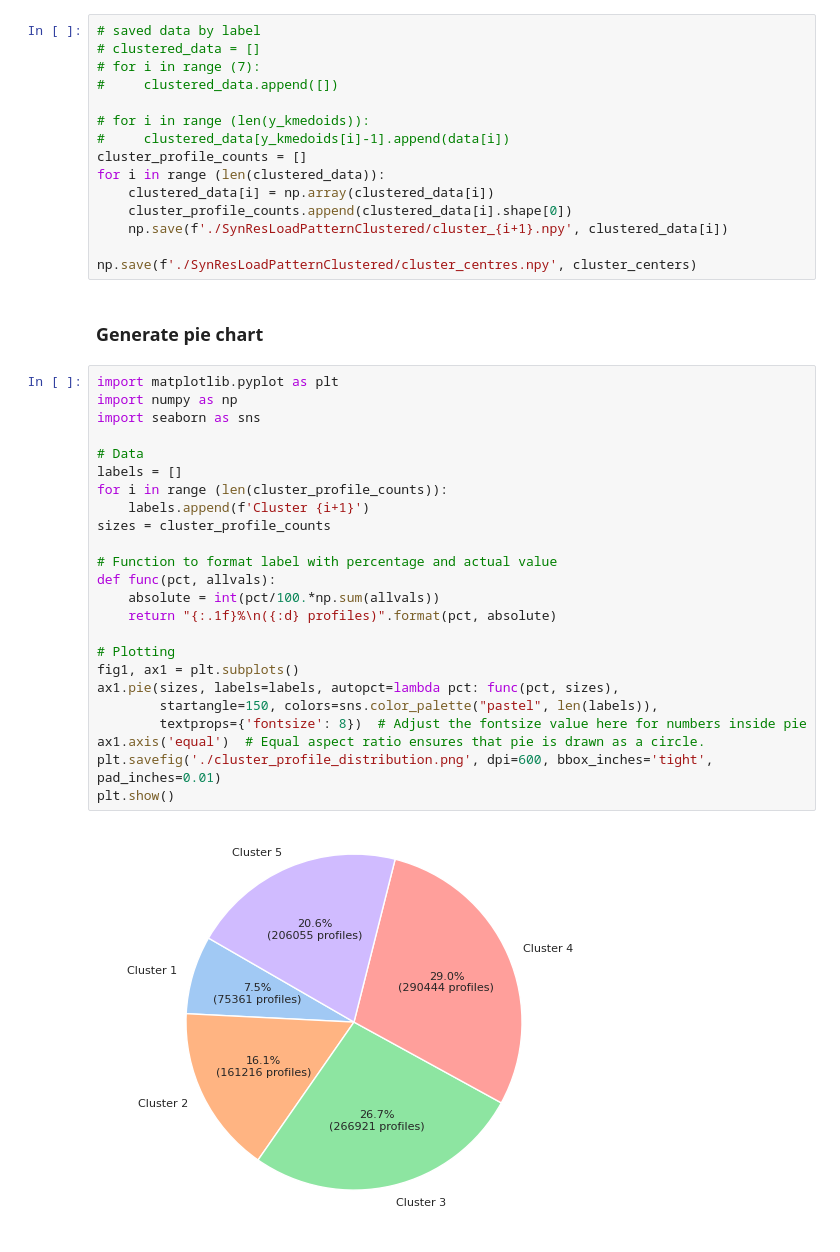
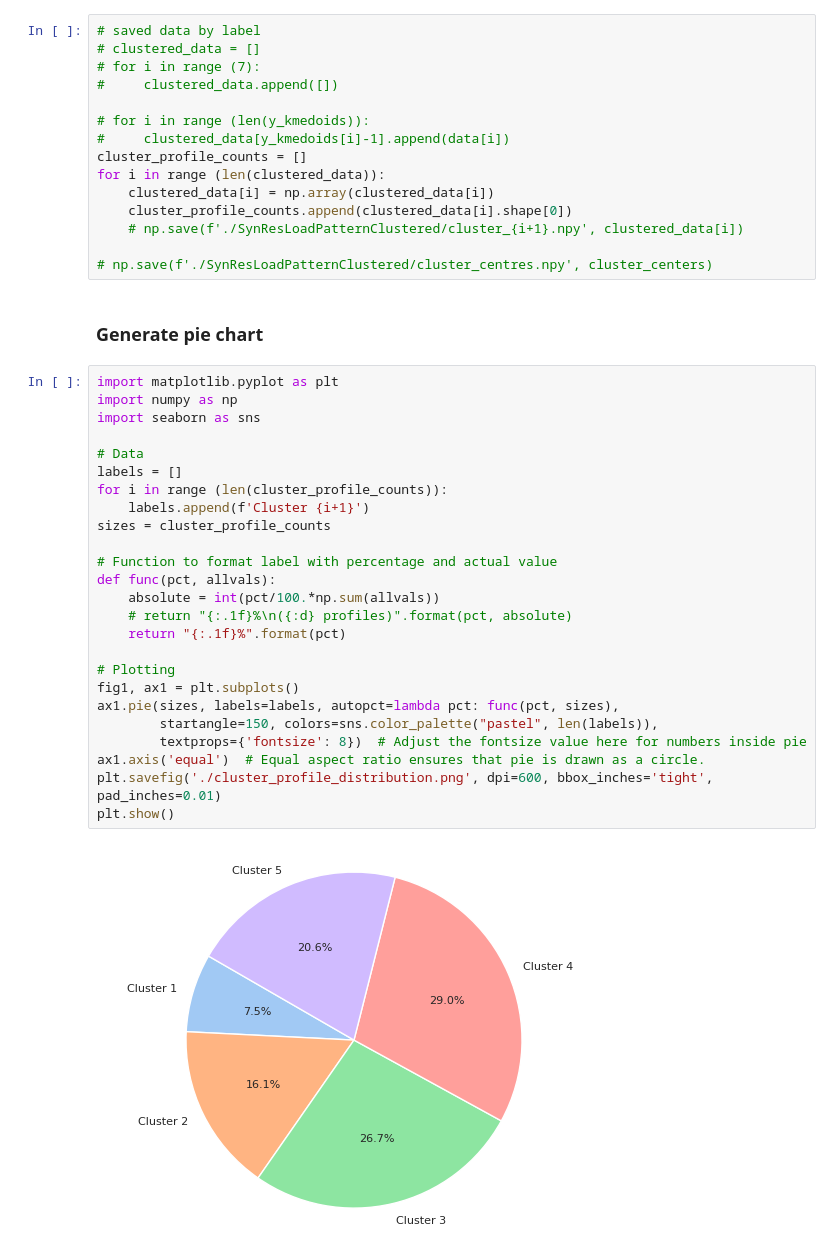
Before and after one commit to AdamLiang42/SynResLoadPattern, a Jupyter notebook: dataset.ipynb, the cells around one changed output. Saved outputs shown, nothing was run; the diff lists cells and outputs as text.

Commit message:
update pie chart

```diff
--- a/dataset.ipynb
+++ b/dataset.ipynb
@@ -125,34 +125,35 @@ cluster_profile_counts = []
 for i in range (len(clustered_data)):
     clustered_data[i] = np.array(clustered_data[i])
     cluster_profile_counts.append(clustered_data[i].shape[0])
-    np.save(f'./SynResLoadPatternClustered/cluster_{i+1}.npy', clustered_data[i])
+    # np.save(f'./SynResLoadPatternClustered/cluster_{i+1}.npy', clustered_data[i])
 
-np.save(f'./SynResLoadPatternClustered/cluster_centres.npy', cluster_centers)
+# np.save(f'./SynResLoadPatternClustered/cluster_centres.npy', cluster_centers)
 # %% [markdown]
 ### Generate pie chart
 # %%
 import matplotlib.pyplot as plt
 import numpy as np
 import seaborn as sns
 
 # Data
 labels = []
 for i in range (len(cluster_profile_counts)):
     labels.append(f'Cluster {i+1}')
 sizes = cluster_profile_counts
 
 # Function to format label with percentage and actual value
 def func(pct, allvals):
     absolute = int(pct/100.*np.sum(allvals))
-    return "{:.1f}%\n({:d} profiles)".format(pct, absolute)
+    # return "{:.1f}%\n({:d} profiles)".format(pct, absolute)
+    return "{:.1f}%".format(pct)
 
 # Plotting
 fig1, ax1 = plt.subplots()
 ax1.pie(sizes, labels=labels, autopct=lambda pct: func(pct, sizes),
         startangle=150, colors=sns.color_palette("pastel", len(labels)),
         textprops={'fontsize': 8})  # Adjust the fontsize value here for numbers inside pie
 ax1.axis('equal')  # Equal aspect ratio ensures that pie is drawn as a circle.
 plt.savefig('./cluster_profile_distribution.png', dpi=600, bbox_inches='tight', pad_inches=0.01)
 plt.show()
 # %% [output]
-[figure, old version]
+[figure, new version]
```
Also changed, not shown: 2 other files.
